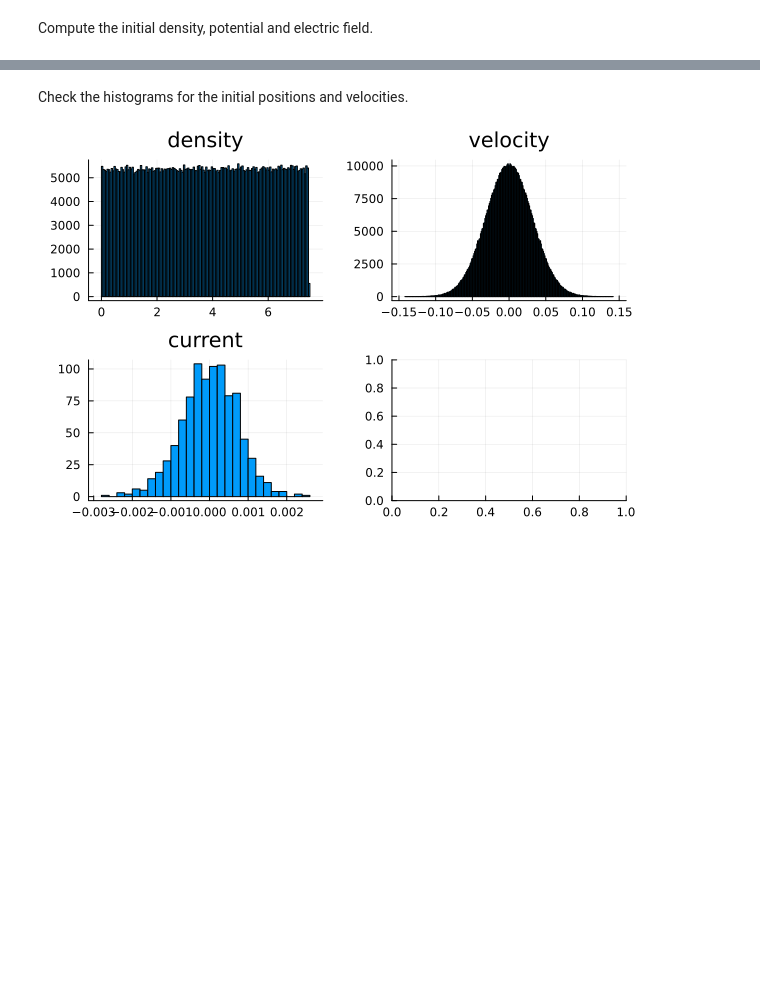
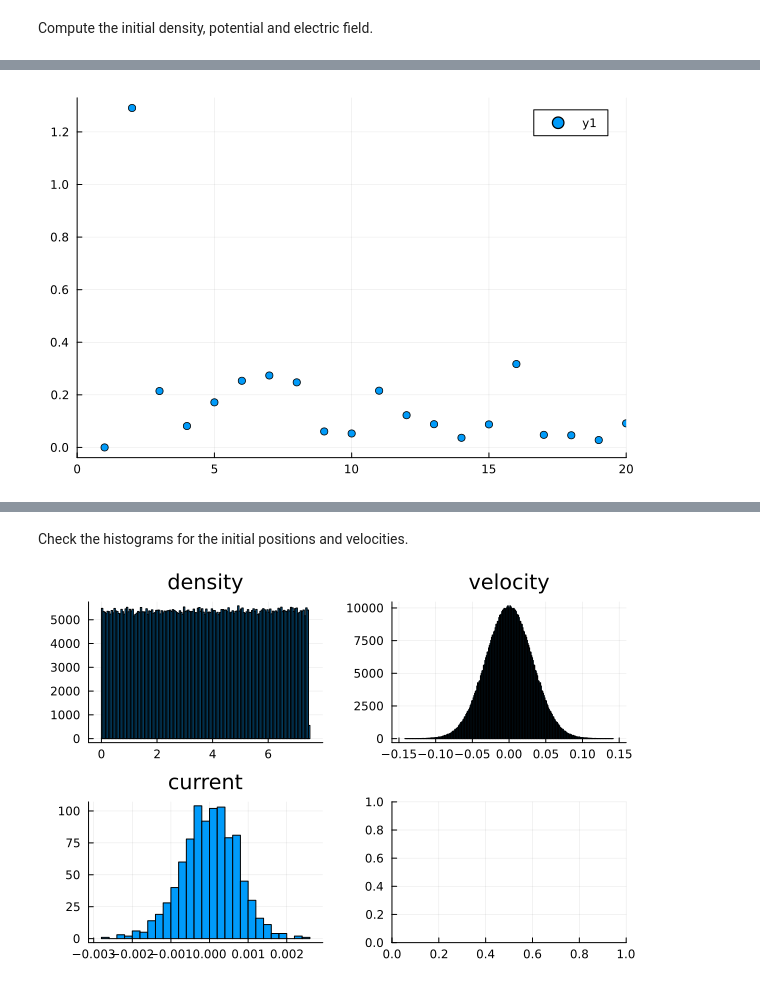
Before and after one commit to reula/PIC-1D, a Jupyter notebook: pic_3_landau_rel_v2.ipynb, the cells around one changed output, grey strips where cells are left out. Drawn from its saved outputs; the diff is of its cells as text; code cells hidden in the pictures; blank space fills up the shorter version.

```diff
--- a/pic_3_landau_rel_v2.ipynb
+++ b/pic_3_landau_rel_v2.ipynb
@@ -256,0 +257,5 @@ end
+# %%
+E_Fourier = rfft(u[2N+1:end])
+Plots.scatter(abs.((E_Fourier)),xlim=(0,20))
+# %% [output]
+[figure, added]
```
Also changed, not shown: parts of 5 cells of this notebook, 4 other files.
